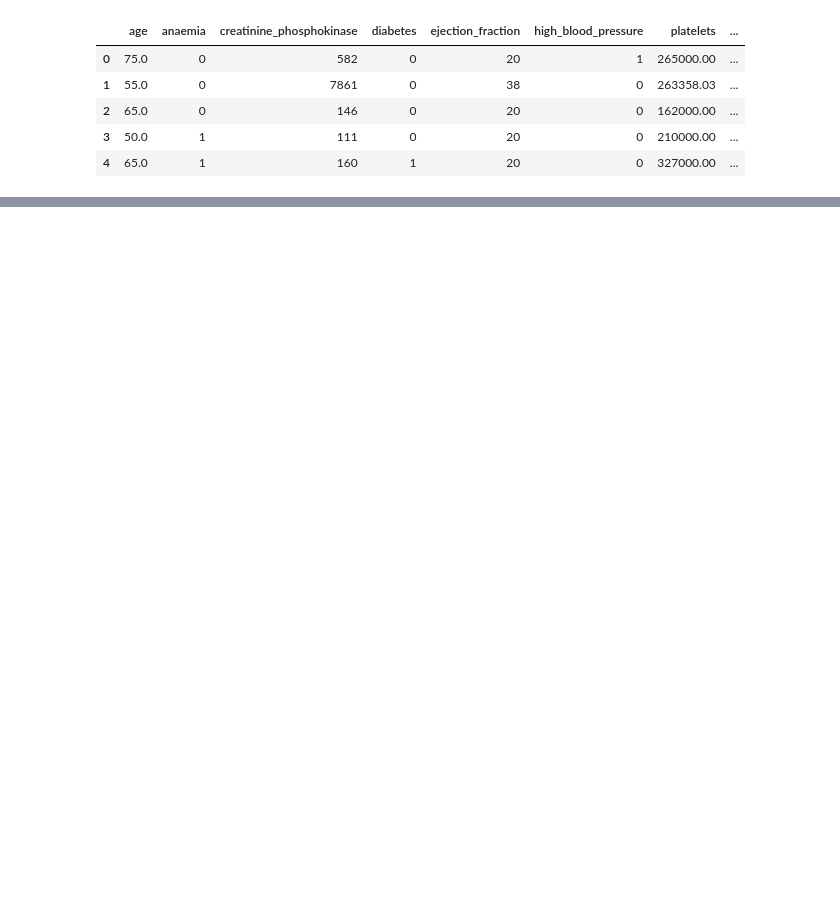
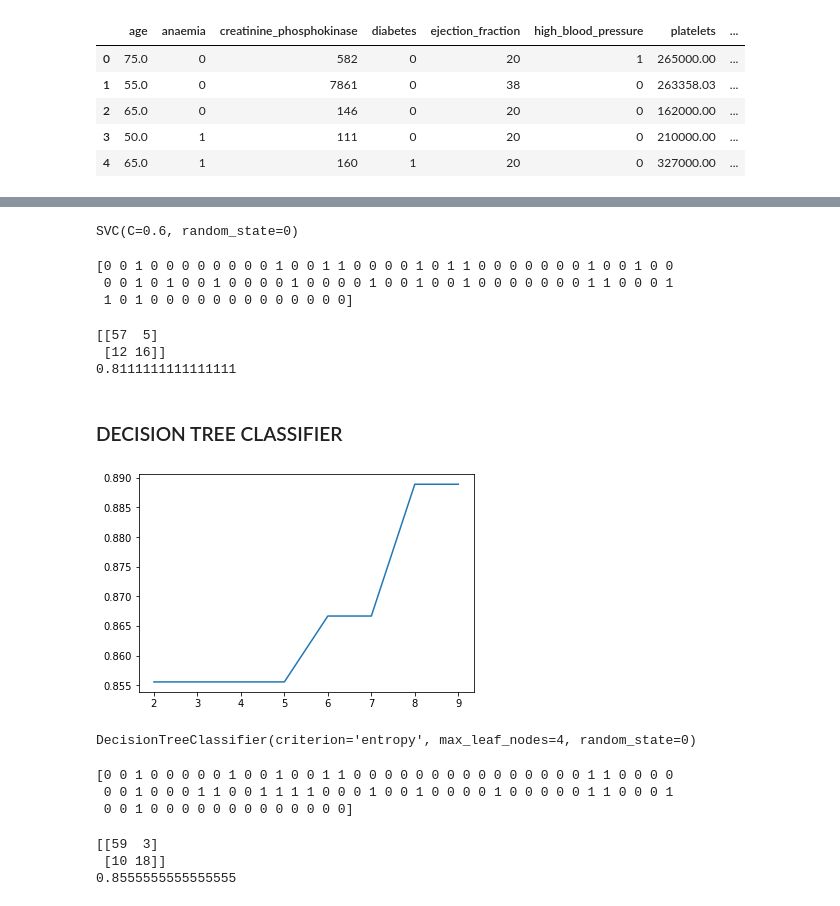
Before and after one commit to deepakpal31/Heart_Failure_Prediction, a Jupyter notebook: Model_training_and_selection.ipynb, the cells around one changed output, grey strips where cells are left out. Cells and saved outputs as stored; diff of their text form; code cells hidden in the pictures; blank space fills up the shorter version.

```diff
--- a/Model_training_and_selection.ipynb
+++ b/Model_training_and_selection.ipynb
@@ -21,0 +124,78 @@ y = data.iloc[:,-1].values
+# %%
+# Training the Support Vector Classifier on the Training set
+
+from sklearn.svm import SVC
+classifier = SVC(C = 0.6, random_state=0, kernel = 'rbf')
+classifier.fit(x_train, y_train)
+# %% [output]
+SVC(C=0.6, random_state=0)
+# %%
+# Predicting the test set results
+
+y_pred = classifier.predict(x_test)
+print(y_pred)
+# %% [output]
+[0 0 1 0 0 0 0 0 0 0 0 1 0 0 1 1 0 0 0 0 1 0 1 1 0 0 0 0 0 0 0 1 0 0 1 0 0
+ 0 0 1 0 1 0 0 1 0 0 0 0 1 0 0 0 0 1 0 0 1 0 0 1 0 0 0 0 0 0 0 1 1 0 0 0 1
+ 1 0 1 0 0 0 0 0 0 0 0 0 0 0 0 0]
+# %%
+# Making the confusion matrix and calculating accuracy score
+
+from sklearn.metrics import confusion_matrix, accuracy_score
+cm = confusion_matrix(y_test, y_pred)
+ac = accuracy_score(y_test, y_pred)
+print(cm)
+print(ac)
+mylist.append(ac)
+# %% [output]
+[[57  5]
+ [12 16]]
+0.8111111111111111
+# %% [markdown]
+
+### DECISION TREE CLASSIFIER
+# %%
+# Finding the optimum number of max_leaf_nodes
+
+from sklearn.tree import DecisionTreeClassifier
+from sklearn.metrics import confusion_matrix, accuracy_score
+list1 = []
+for leaves in range(2,10):
+    classifier = DecisionTreeClassifier(max_leaf_nodes = leaves, random_state=0, criterion='entropy')
+    classifier.fit(x_train, y_train)
+    y_pred = classifier.predict(x_test)
+    list1.append(accuracy_score(y_test,y_pred))
+#print(mylist)
+plt.plot(list(range(2,10)), list1)
+plt.show()
+# %% [output]
+[figure, added]
+# %%
+# Training the Decision Tree Classifier on the Training set
+
+classifier = DecisionTreeClassifier(max_leaf_nodes = 4, random_state=0, criterion='entropy')
+classifier.fit(x_train, y_train)
+# %% [output]
+DecisionTreeClassifier(criterion='entropy', max_leaf_nodes=4, random_state=0)
+# %%
+# Predicting the test set results
+
+y_pred = classifier.predict(x_test)
+print(y_pred)
+# %% [output]
+[0 0 1 0 0 0 0 0 1 0 0 1 0 0 1 1 0 0 0 0 0 0 0 0 0 0 0 0 0 0 0 1 1 0 0 0 0
+ 0 0 1 0 0 0 1 1 0 0 1 1 1 1 0 0 0 1 0 0 1 0 0 0 0 1 0 0 0 0 0 1 1 0 0 0 1
+ 0 0 1 0 0 0 0 0 0 0 0 0 0 0 0 0]
+# %%
+# Making the confusion matrix and calculating accuracy score
+
+from sklearn.metrics import confusion_matrix, accuracy_score
+cm = confusion_matrix(y_test, y_pred)
+ac = accuracy_score(y_test, y_pred)
+print(cm)
+print(ac)
+mylist.append(ac)
+# %% [output]
+[[59  3]
+ [10 18]]
+0.8555555555555555
```
Also changed, not shown: parts of 32 cells of this notebook.
